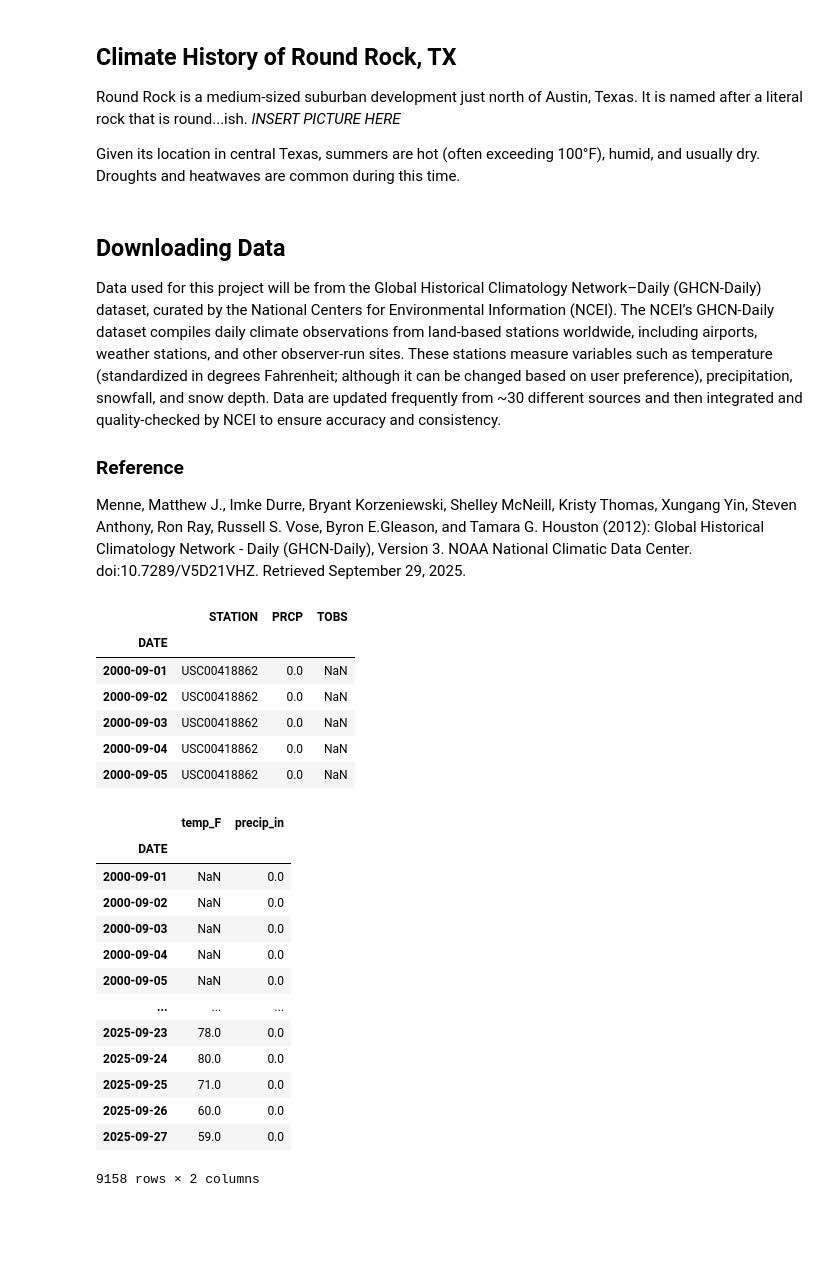
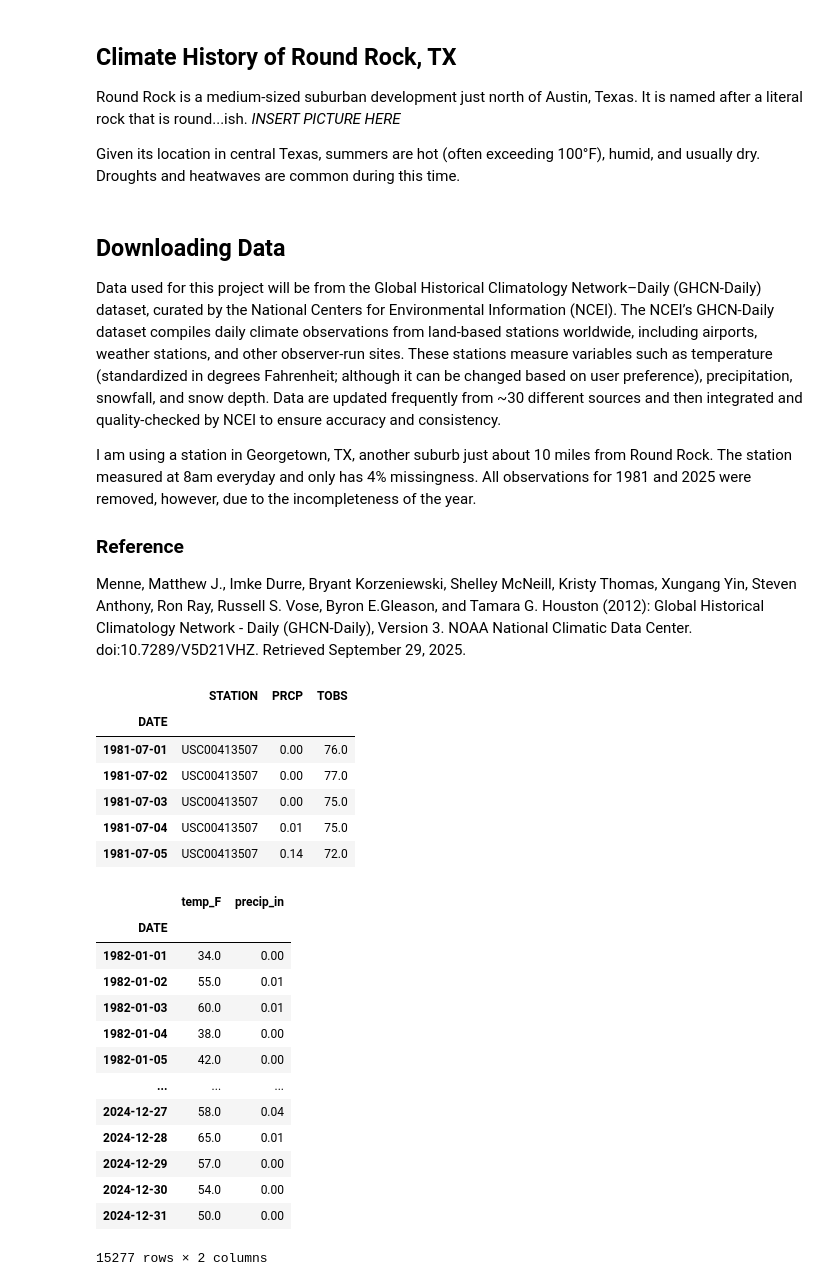
Before and after one commit to earthlab-education/02-climate-mawo7952, a Jupyter notebook: climate-change-portfolio-code.ipynb, the cells around one changed output. Drawn from its saved outputs; the diff is of its cells as text; code cells hidden in the pictures; blank space fills up the shorter version.

```diff
--- a/climate-change-portfolio-code.ipynb
+++ b/climate-change-portfolio-code.ipynb
@@ -15,6 +15,8 @@ Given its location in central Texas, summers are hot (often exceeding 100°F), h
 ## Downloading Data
 Data used for this project will be from the Global Historical Climatology Network–Daily (GHCN-Daily) dataset, curated by the National Centers for Environmental Information (NCEI). The NCEI’s GHCN-Daily dataset compiles daily climate observations from land-based stations worldwide, including airports, weather stations, and other observer-run sites. These stations measure variables such as temperature (standardized in degrees Fahrenheit; although it can be changed based on user preference), precipitation, snowfall, and snow depth. Data are updated frequently from ~30 different sources and then integrated and quality-checked by NCEI to ensure accuracy and consistency.
 
+I am using a station in Georgetown, TX, another suburb just about 10 miles from Round Rock. The station measured at 8am everyday and only has 4% missingness. All observations for 1981 and 2025 were removed, however, due to the incompleteness of the year.
+
 
 ### Reference
 Menne, Matthew J., Imke Durre, Bryant Korzeniewski, Shelley McNeill, Kristy Thomas, Xungang Yin, Steven Anthony, Ron Ray, Russell S. Vose, Byron E.Gleason, and Tamara G. Houston (2012): Global Historical Climatology Network - Daily (GHCN-Daily), Version 3. NOAA National Climatic Data Center. doi:10.7289/V5D21VHZ. Retrieved September 29, 2025.
@@ -26,8 +28,8 @@ import earthpy as ep
 # Accessing Data from NCEI
 RR_url = ('https://www.ncei.noaa.gov/access/services/data'
 '/v1?dataset=daily-summaries&dataTypes=TOBS,PRCP' #Temperature (TOBS) in Fahrenheit & Precipitation (PRCP) in inches
-'&stations=USC00418862' #Taylor, TX station ID (USC00418862) b/c it's near (~15mi) & has supposedly 100% coverage from 2000-09-01 to 2025-09-27
-'&startDate=2000-09-01&endDate=2025-09-27&units=standard') #Beginning of monitor deployment to present
+'&stations=USC00413507' #Georgetown, TX station ID (USC00413507) b/c it's near RR (~10mi) & has supposedly 96% coverage from 1981-07-01 to 2025-09-26
+'&startDate=1981-07-01&endDate=2025-09-26&units=standard') #Beginning of monitor deployment to present
 RR_url
 
 # Download the climate data
@@ -43,33 +45,41 @@ climate_RR_raw_df.head()
 # %% [output]
 |  | STATION | PRCP | TOBS |
 | DATE |  |  |  |
-| 2000-09-01 | USC00418862 | 0.0 | NaN |
-| 2000-09-02 | USC00418862 | 0.0 | NaN |
-| 2000-09-03 | USC00418862 | 0.0 | NaN |
-| 2000-09-04 | USC00418862 | 0.0 | NaN |
-| 2000-09-05 | USC00418862 | 0.0 | NaN |
+| 1981-07-01 | USC00413507 | 0.00 | 76.0 |
+| 1981-07-02 | USC00413507 | 0.00 | 77.0 |
+| 1981-07-03 | USC00413507 | 0.00 | 75.0 |
+| 1981-07-04 | USC00413507 | 0.01 | 75.0 |
+| 1981-07-05 | USC00413507 | 0.14 | 72.0 |
 # %%
 # Cleaning up dataframe
+#Renaming & Selecting Columns
 climate_RR_df = climate_RR_raw_df[['TOBS', 'PRCP']].rename( # keeping only temperature & precipitaion columns
     columns={'TOBS': 'temp_F', # renaming temperature column
              'PRCP': 'precip_in'} # renaming precipitation column
              )
 climate_RR_df
+
+#Removing incomplete years (1981 & 2025)
+climate_RR_df = climate_RR_df[
+    (climate_RR_df.index < "2025-01-01") #Keep everything before 2025
+    & (climate_RR_df.index > "1981-12-31") #Keep everything 1982 and beyond
+    ]
+climate_RR_df
 # %% [output]
 |  | temp_F | precip_in |
 | DATE |  |  |
-| 2000-09-01 | NaN | 0.0 |
-| 2000-09-02 | NaN | 0.0 |
-| 2000-09-03 | NaN | 0.0 |
-| 2000-09-04 | NaN | 0.0 |
-| 2000-09-05 | NaN | 0.0 |
+| 1982-01-01 | 34.0 | 0.00 |
+| 1982-01-02 | 55.0 | 0.01 |
+| 1982-01-03 | 60.0 | 0.01 |
+| 1982-01-04 | 38.0 | 0.00 |
+| 1982-01-05 | 42.0 | 0.00 |
 | ... | ... | ... |
-| 2025-09-23 | 78.0 | 0.0 |
-| 2025-09-24 | 80.0 | 0.0 |
-| 2025-09-25 | 71.0 | 0.0 |
-| 2025-09-26 | 60.0 | 0.0 |
-| 2025-09-27 | 59.0 | 0.0 |
+| 2024-12-27 | 58.0 | 0.04 |
+| 2024-12-28 | 65.0 | 0.01 |
+| 2024-12-29 | 57.0 | 0.00 |
+| 2024-12-30 | 54.0 | 0.00 |
+| 2024-12-31 | 50.0 | 0.00 |
-9158 rows × 2 columns
+15277 rows × 2 columns
 # %%
 #change to Celsius? We'll keep it in Fahrenheit for now
 
```
Also changed, not shown: parts of 8 cells of this notebook, 3 other files.
